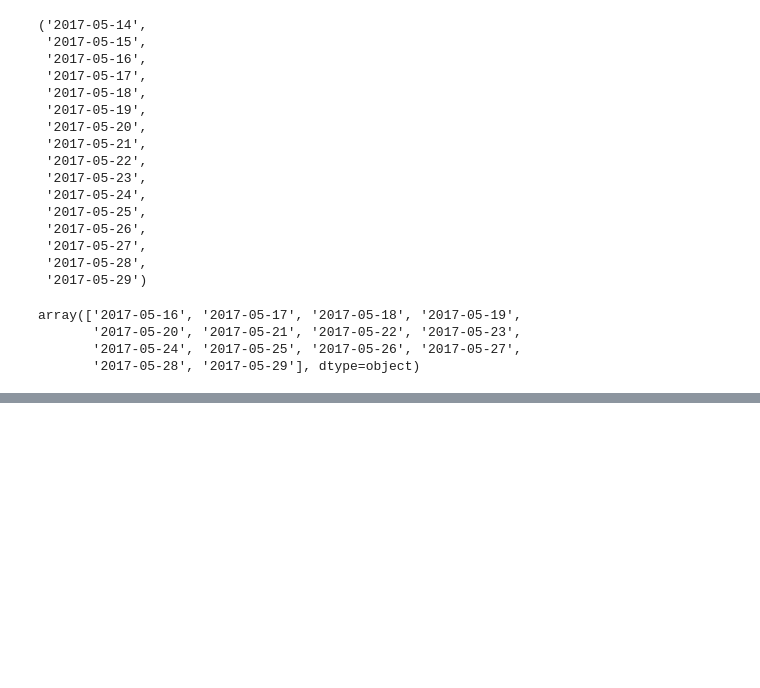
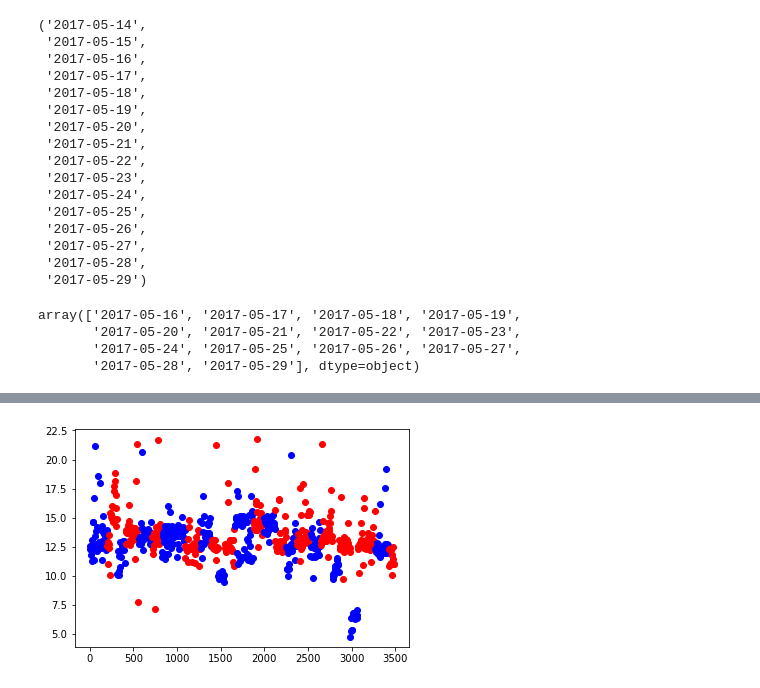
Before and after one commit to lukemuszynski/pd4python, a Jupyter notebook: Dane srednie.ipynb, the cells around one changed output, grey strips where cells are left out. Cells and saved outputs as stored; diff of their text form; code cells hidden in the pictures; blank space fills up the shorter version.

```diff
--- a/Dane srednie.ipynb
+++ b/Dane srednie.ipynb
@@ -200,0 +296,8 @@ plt.show()
+# %%
+
+speed_line_brigade_df_reduced = speed_line_brigade_df[speed_line_brigade_df.MeanSpeed < 25]
+speed_line_brigade_df_reduced = speed_line_brigade_df_reduced[speed_line_brigade_df_reduced.MeanSpeed > 2]
+
+plotDataFrame(speed_line_brigade_df_reduced)
+# %% [output]
+[figure, added]
```
Also changed, not shown: parts of 19 cells of this notebook, 3 other files.
